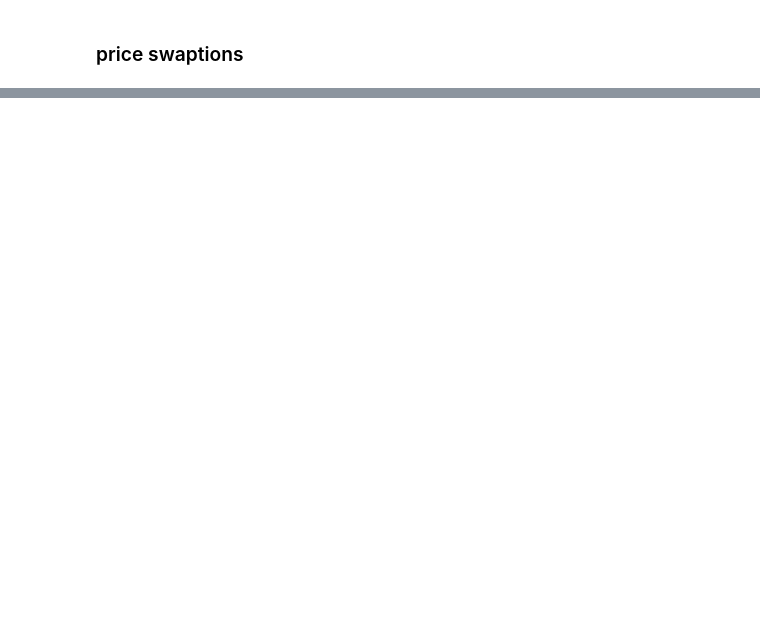
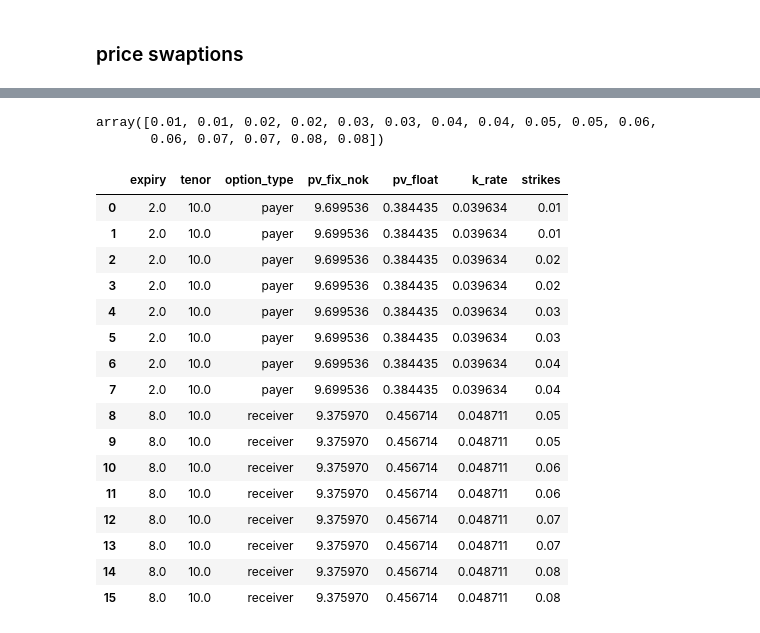
Before and after one commit to andreignatius/fixed-income, a Jupyter notebook: swaption_calibration/jos_part_2.ipynb, the cells around one changed output, grey strips where cells are left out. Drawn from its saved outputs; the diff is of its cells as text; code cells hidden in the pictures; blank space fills up the shorter version.

Commit message:
prep data to price options

```diff
--- a/swaption_calibration/jos_part_2.ipynb
+++ b/swaption_calibration/jos_part_2.ipynb
@@ -247,11 +276,0 @@ class DDModel:
-# %%
-def calculate_DD_vol_err(x, strikes, vols, S, r, sigma, T, options_type):
-    err = 0.0
-    for i, vol in enumerate(vols):
-        if options_type[i] == "payer":
-            price = DDModel(S, strikes[i], r, sigma, T, x[0]).calculate_call_price()
-        else:
-            price = DDModel(S, strikes[i], r, sigma, T, x[0]).calculate_put_price()
-        implied_vol = implied_volatility(S, strikes[i], r, price, T, options_type[i])
-        err += (vol - implied_vol) ** 2
-    return err
@@ -355,0 +651,6 @@ DDM Beta Parameters:
+# %%
+df_question = pd.DataFrame()
+df_question["expiry"] = [2.0, 8.0]
+df_question["tenor"] = [10.0, 10.0]
+df_question["option_type"] = ["payer", "receiver"]
+strikes = np.arange(0.01, 0.08, 0.01)
@@ -355,0 +663,19 @@ DDM Beta Parameters:
+# %%
+for x, row in df_question.iterrows():
+    expiry = df_question.loc[x, "expiry"]
+    tenor = df_question.loc[x, "tenor"]
+    time_sum = expiry + tenor
+    rows_to_work = df_combined[
+        (df_combined["tenor"] >= expiry) & (df_combined["tenor"] <= time_sum)
+    ]
+    # drop first row because the first payment takes place like 6m after the expiry ends
+    # e.g. if expiry = 1y, then first payment = 1.5y
+    rows_to_work = rows_to_work.drop(rows_to_work.index[[0]])
+    df_question.loc[x, "pv_fix_nok"] = 0.5 * rows_to_work["ois_df"].sum()
+    df_question.loc[x, "pv_float"] = (
+        0.5 * (rows_to_work["ois_df"] * rows_to_work["fw_libor"]).sum()
+    )
+    df_question.loc[x, "k_rate"] = (
+        df_question.loc[x, "pv_float"] / df_question.loc[x, "pv_fix_nok"]
+    )
+    # print(rows_to_work)
@@ -355,0 +692,29 @@ DDM Beta Parameters:
+# %%
+np.repeat(strikes, 2)
+# %% [output]
+array([0.01, 0.01, 0.02, 0.02, 0.03, 0.03, 0.04, 0.04, 0.05, 0.05, 0.06,
+       0.06, 0.07, 0.07, 0.08, 0.08])
+# %%
+df_question = df_question.loc[df_question.index.repeat(8)].reset_index(drop=True)
+df_question["strikes"] = np.repeat(strikes, 2)
+# %%
+print("working df for pricing swaptions")
+df_question
+# %% [output]
+|  | expiry | tenor | option_type | pv_fix_nok | pv_float | k_rate | strikes |
+| 0 | 2.0 | 10.0 | payer | 9.699536 | 0.384435 | 0.039634 | 0.01 |
+| 1 | 2.0 | 10.0 | payer | 9.699536 | 0.384435 | 0.039634 | 0.01 |
+| 2 | 2.0 | 10.0 | payer | 9.699536 | 0.384435 | 0.039634 | 0.02 |
+| 3 | 2.0 | 10.0 | payer | 9.699536 | 0.384435 | 0.039634 | 0.02 |
+| 4 | 2.0 | 10.0 | payer | 9.699536 | 0.384435 | 0.039634 | 0.03 |
+| 5 | 2.0 | 10.0 | payer | 9.699536 | 0.384435 | 0.039634 | 0.03 |
+| 6 | 2.0 | 10.0 | payer | 9.699536 | 0.384435 | 0.039634 | 0.04 |
+| 7 | 2.0 | 10.0 | payer | 9.699536 | 0.384435 | 0.039634 | 0.04 |
+| 8 | 8.0 | 10.0 | receiver | 9.375970 | 0.456714 | 0.048711 | 0.05 |
+| 9 | 8.0 | 10.0 | receiver | 9.375970 | 0.456714 | 0.048711 | 0.05 |
+| 10 | 8.0 | 10.0 | receiver | 9.375970 | 0.456714 | 0.048711 | 0.06 |
+| 11 | 8.0 | 10.0 | receiver | 9.375970 | 0.456714 | 0.048711 | 0.06 |
+| 12 | 8.0 | 10.0 | receiver | 9.375970 | 0.456714 | 0.048711 | 0.07 |
+| 13 | 8.0 | 10.0 | receiver | 9.375970 | 0.456714 | 0.048711 | 0.07 |
+| 14 | 8.0 | 10.0 | receiver | 9.375970 | 0.456714 | 0.048711 | 0.08 |
+| 15 | 8.0 | 10.0 | receiver | 9.375970 | 0.456714 | 0.048711 | 0.08 |
```
Also changed, not shown: parts of 20 cells of this notebook.
